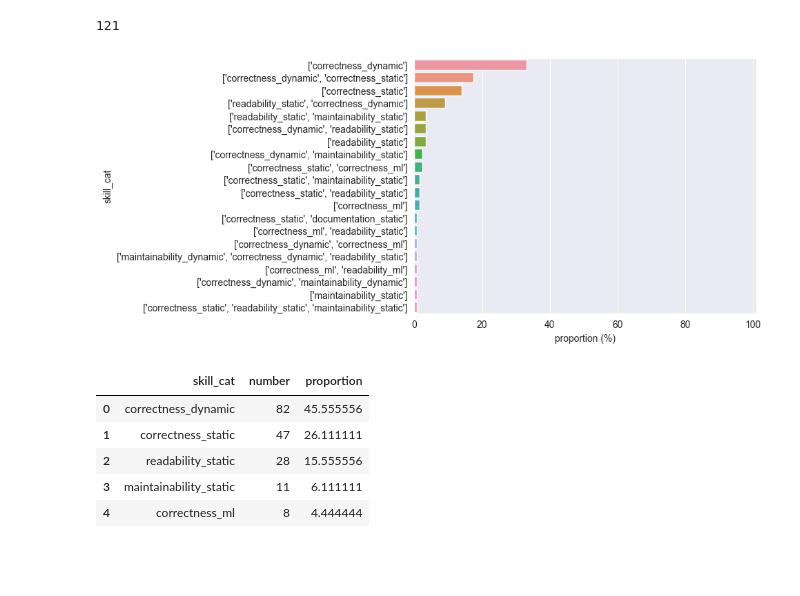
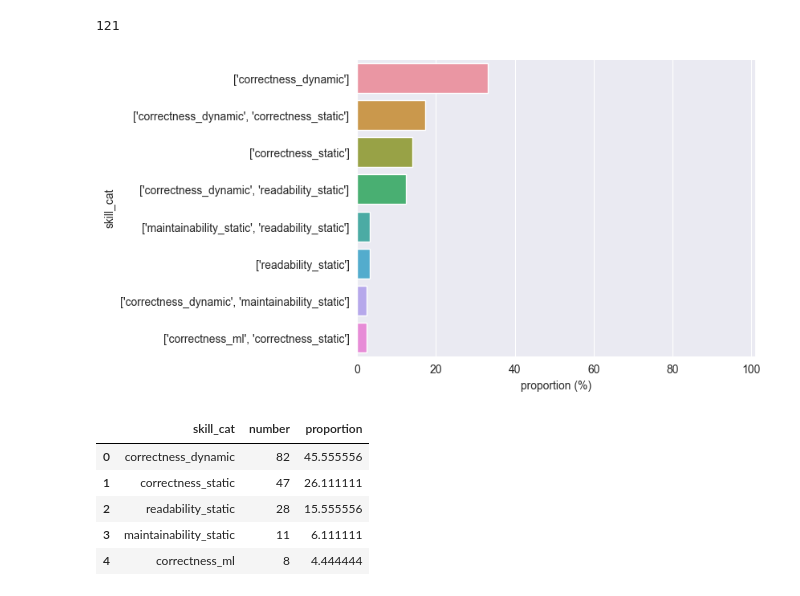
Before and after one commit to m-messer/Automated-Assessment-SLR-Data-Processing, a Jupyter notebook: results.ipynb, the cells around one changed output. Cells and saved outputs as stored; diff of their text form; code cells hidden in the pictures; blank space fills up the shorter version.

```diff
--- a/results.ipynb
+++ b/results.ipynb
@@ -194,12 +194,12 @@ skill_cat_count.number.sum()
 # %% [output]
 121
 # %%
-ax_skill_cat = sns.barplot(skill_cat_count[skill_cat_count.number > 0], y='skill_cat', x='proportion')
+ax_skill_cat = sns.barplot(skill_cat_count[skill_cat_count.number > 2], y='skill_cat', x='proportion')
 ax_skill_cat.set(xlabel = 'proportion (%)')
 plt.xlim([0, 101])
 plt.savefig('plots/skill_cat.pdf', bbox_inches='tight')
 # %% [output]
-[figure, old version]
+[figure, new version]
 # %%
 skill_cat_exp = df.explode('skill_cat').skill_cat.value_counts().reset_index()
 skill_cat_exp.columns = ["skill_cat", 'number']
```
Also changed, not shown: parts of 7 cells of this notebook, 13 other files.
